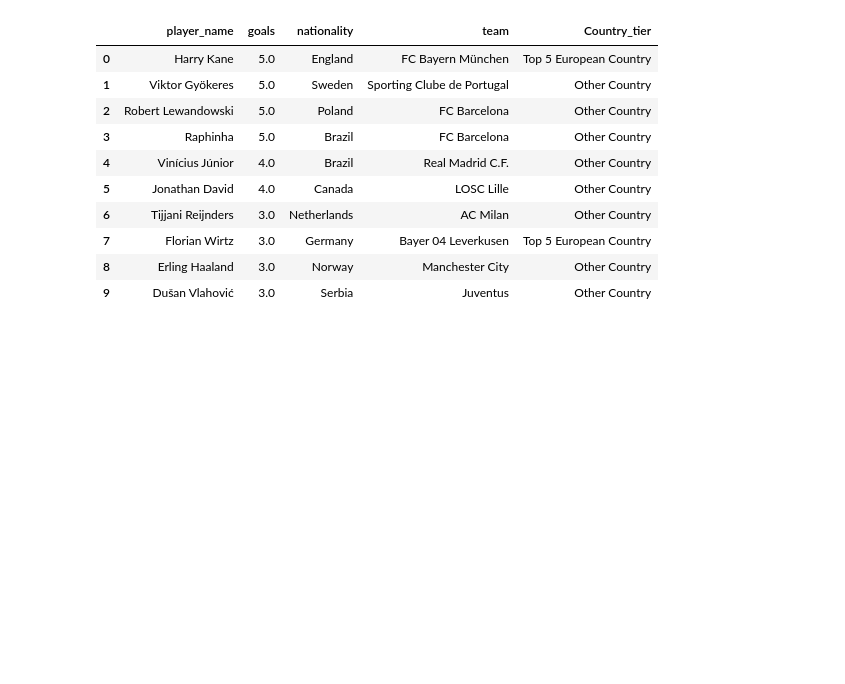
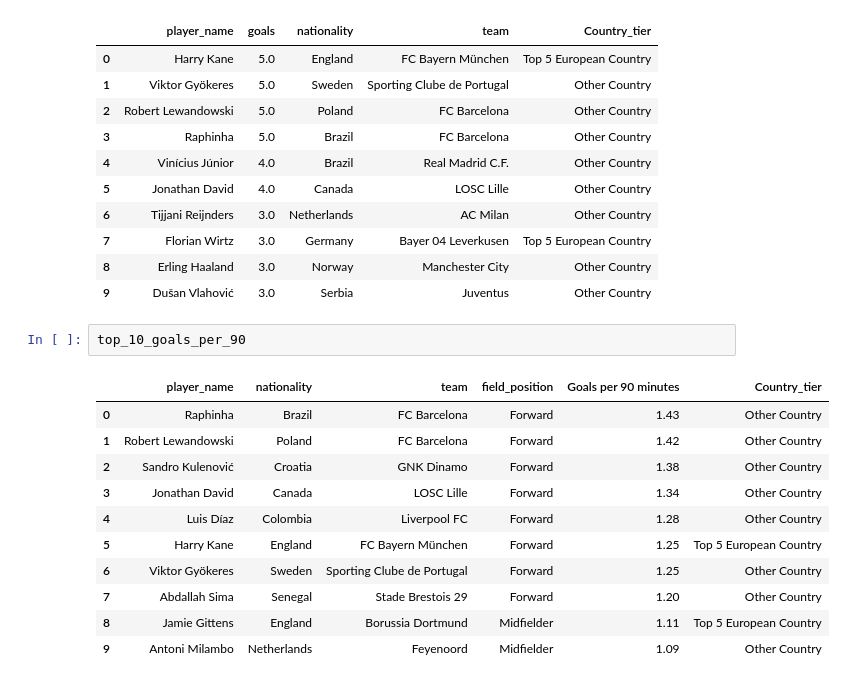
Before and after one commit to AJD1888/ucl-2025-national-performance-analysis, a Jupyter notebook: ucl-2025-national-performace-analysis.ipynb, the cells around one changed output. Drawn from its saved outputs; the diff is of its cells as text; blank space fills up the shorter version.

```diff
--- a/ucl-2025-national-performace-analysis.ipynb
+++ b/ucl-2025-national-performace-analysis.ipynb
@@ -226,3 +301,17 @@ top_10_goal_scorers
 | 7 | Florian Wirtz | 3.0 | Germany | Bayer 04 Leverkusen | Top 5 European Country |
 | 8 | Erling Haaland | 3.0 | Norway | Manchester City | Other Country |
 | 9 | Dušan Vlahović | 3.0 | Serbia | Juventus | Other Country |
+# %%
+top_10_goals_per_90
+# %% [output]
+|  | player_name | nationality | team | field_position | Goals per 90 minutes | Country_tier |
+| 0 | Raphinha | Brazil | FC Barcelona | Forward | 1.43 | Other Country |
+| 1 | Robert Lewandowski | Poland | FC Barcelona | Forward | 1.42 | Other Country |
+| 2 | Sandro Kulenović | Croatia | GNK Dinamo | Forward | 1.38 | Other Country |
+| 3 | Jonathan David | Canada | LOSC Lille | Forward | 1.34 | Other Country |
+| 4 | Luis Díaz | Colombia | Liverpool FC | Forward | 1.28 | Other Country |
+| 5 | Harry Kane | England | FC Bayern München | Forward | 1.25 | Top 5 European Country |
+| 6 | Viktor Gyökeres | Sweden | Sporting Clube de Portugal | Forward | 1.25 | Other Country |
+| 7 | Abdallah Sima | Senegal | Stade Brestois 29 | Forward | 1.20 | Other Country |
+| 8 | Jamie Gittens | England | Borussia Dortmund | Midfielder | 1.11 | Top 5 European Country |
+| 9 | Antoni Milambo | Netherlands | Feyenoord | Midfielder | 1.09 | Other Country |
```
Also changed, not shown: parts of 11 cells of this notebook, 2 other files.
